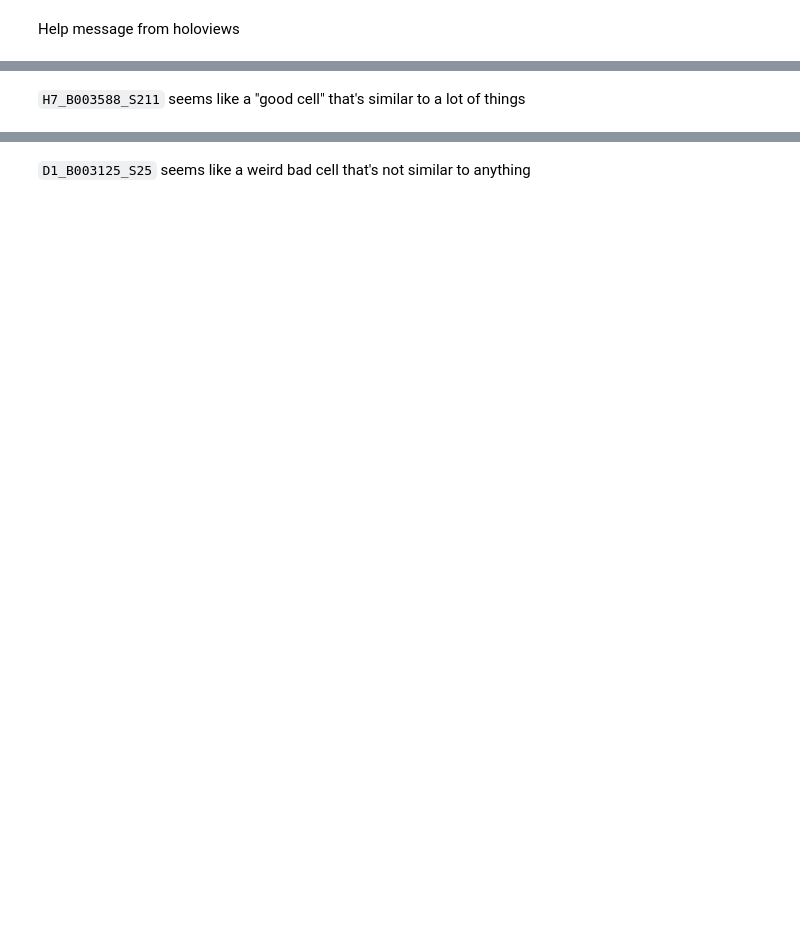
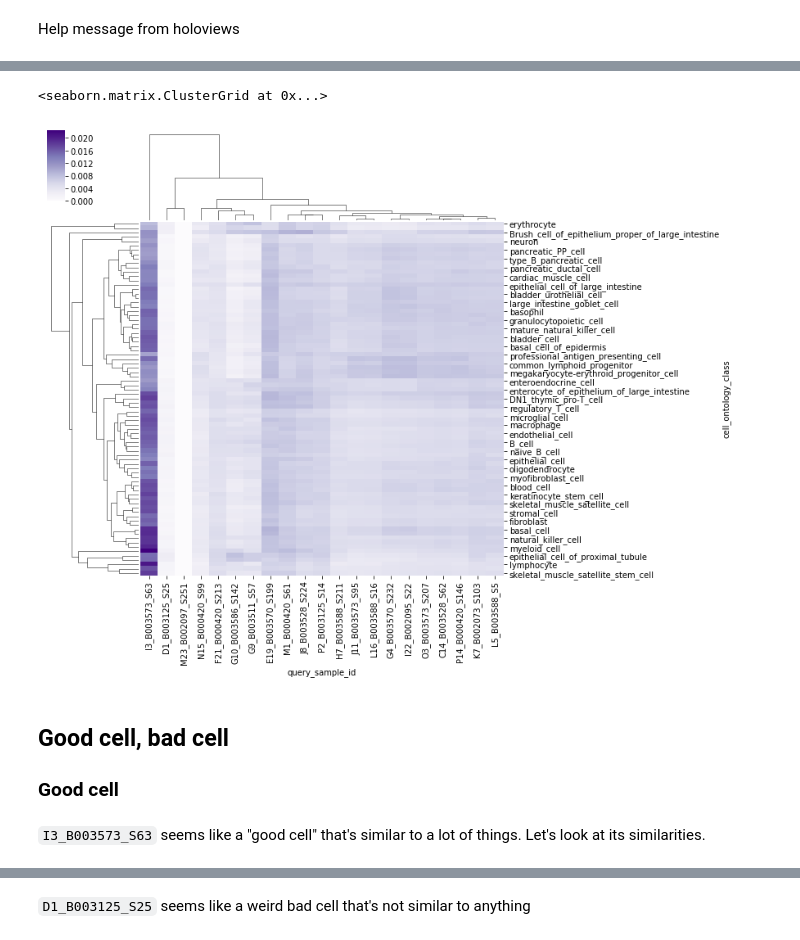
Before and after one commit to carly-cheung/cupcakes, a Jupyter notebook: 2018/olgas_bioinformagician_tricks/002_how_to_be_a_bioinformagician_part02.ipynb, the cells around one changed output, grey strips where cells are left out. Drawn from its saved outputs; the diff is of its cells as text; code cells hidden in the pictures; blank space fills up the shorter version.

```diff
--- a/2018/olgas_bioinformagician_tricks/002_how_to_be_a_bioinformagician_part02.ipynb
+++ b/2018/olgas_bioinformagician_tricks/002_how_to_be_a_bioinformagician_part02.ipynb
@@ -744,0 +992,3 @@ median_cell_ontology.head()
+# %%
+median_cell_ontology_no_abundance = median_cell_ontology.loc["True", :]
+median_cell_ontology_no_abundance.head()
@@ -747,3 +1009,12 @@ sns.clustermap(median_cell_ontology, cmap='RdBu_r', center=0.5, vmin=0, vmax=1)
+# %%
+sns.clustermap(median_cell_ontology_no_abundance, vmin=0, cmap='Purples')
+# %% [output]
+<seaborn.matrix.ClusterGrid at 0x...>
+[figure, added]
+# %% [markdown]
+## Good cell, bad cell
+
+### Good cell
 # %% [markdown]
-`H7_B003588_S211` seems like a "good cell" that's similar to a lot of things
+`I3_B003573_S63` seems like a "good cell" that's similar to a lot of things. Let's look at its similarities.
 # %%
```
Also changed, not shown: parts of 68 cells of this notebook.
